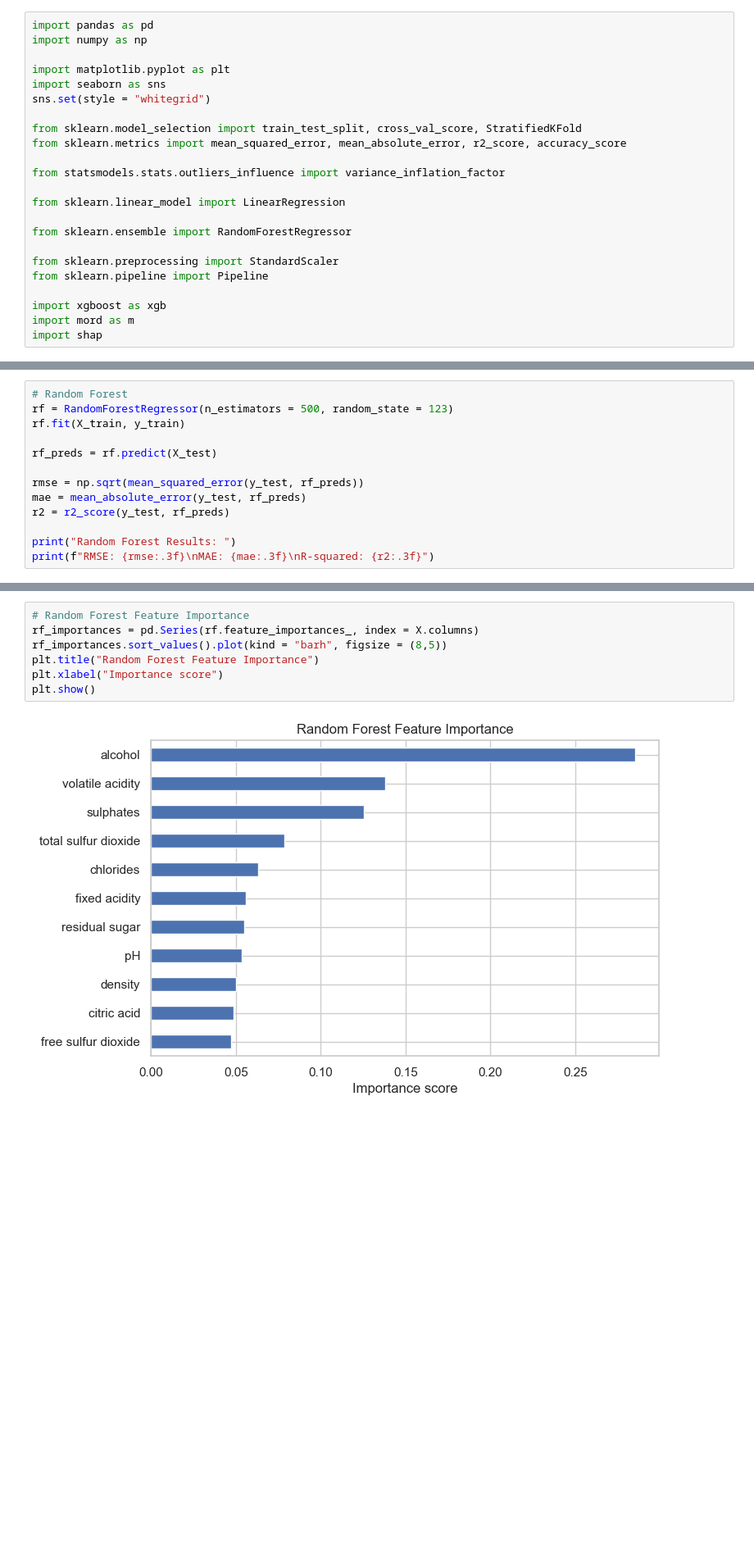
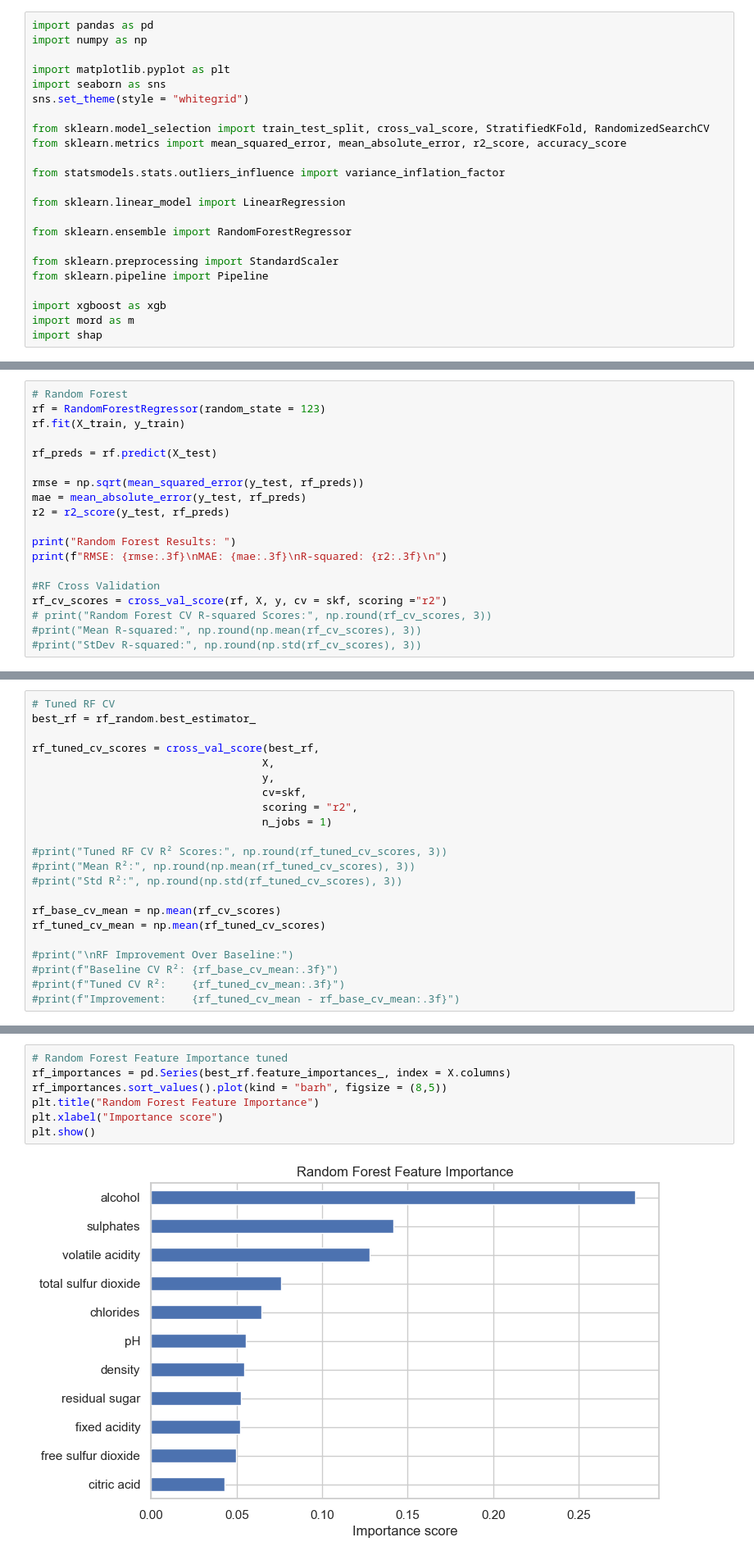
Before and after one commit to benmckenz000/wine-quality-modeling, a Jupyter notebook: WineQuality2.ipynb, the cells around one changed output, grey strips where cells are left out. Shown at 82% size. Cells and saved outputs as stored; diff of their text form; blank space fills up the shorter version.

```diff
--- a/WineQuality2.ipynb
+++ b/WineQuality2.ipynb
@@ -4,9 +4,9 @@ import numpy as np
 
 import matplotlib.pyplot as plt
 import seaborn as sns
-sns.set(style = "whitegrid")
+sns.set_theme(style = "whitegrid")
 
-from sklearn.model_selection import train_test_split, cross_val_score, StratifiedKFold
+from sklearn.model_selection import train_test_split, cross_val_score, StratifiedKFold, RandomizedSearchCV
 from sklearn.metrics import mean_squared_error, mean_absolute_error, r2_score, accuracy_score
 
 from statsmodels.stats.outliers_influence import variance_inflation_factor
@@ -211,6 +192,6 @@ plt.show()
 # %%
 # Random Forest
-rf = RandomForestRegressor(n_estimators = 500, random_state = 123)
+rf = RandomForestRegressor(random_state = 123)
 rf.fit(X_train, y_train)
 
 rf_preds = rf.predict(X_test)
@@ -220,6 +201,12 @@ mae = mean_absolute_error(y_test, rf_preds)
 r2 = r2_score(y_test, rf_preds)
 
 print("Random Forest Results: ")
-print(f"RMSE: {rmse:.3f}\nMAE: {mae:.3f}\nR-squared: {r2:.3f}")
+print(f"RMSE: {rmse:.3f}\nMAE: {mae:.3f}\nR-squared: {r2:.3f}\n")
+
+#RF Cross Validation
+rf_cv_scores = cross_val_score(rf, X, y, cv = skf, scoring ="r2")
+# print("Random Forest CV R-squared Scores:", np.round(rf_cv_scores, 3))
+#print("Mean R-squared:", np.round(np.mean(rf_cv_scores), 3))
+#print("StDev R-squared:", np.round(np.std(rf_cv_scores), 3))
 # %% [output]
 Random Forest Results:
@@ -238,0 +249,22 @@ StDev R-squared: 0.03
+# %%
+# Tuned RF CV
+best_rf = rf_random.best_estimator_
+
+rf_tuned_cv_scores = cross_val_score(best_rf,
+                                    X,
+                                    y,
+                                    cv=skf,
+                                    scoring = "r2",
+                                    n_jobs = 1)
+
+#print("Tuned RF CV R² Scores:", np.round(rf_tuned_cv_scores, 3))
+#print("Mean R²:", np.round(np.mean(rf_tuned_cv_scores), 3))
+#print("Std R²:", np.round(np.std(rf_tuned_cv_scores), 3))
+
+rf_base_cv_mean = np.mean(rf_cv_scores)
+rf_tuned_cv_mean = np.mean(rf_tuned_cv_scores)
+
+#print("\nRF Improvement Over Baseline:")
+#print(f"Baseline CV R²: {rf_base_cv_mean:.3f}")
+#print(f"Tuned CV R²:    {rf_tuned_cv_mean:.3f}")
+#print(f"Improvement:    {rf_tuned_cv_mean - rf_base_cv_mean:.3f}")
@@ -281,10 +380,10 @@ plt.show()
 # %%
-# Random Forest Feature Importance
-rf_importances = pd.Series(rf.feature_importances_, index = X.columns)
+# Random Forest Feature Importance tuned
+rf_importances = pd.Series(best_rf.feature_importances_, index = X.columns)
 rf_importances.sort_values().plot(kind = "barh", figsize = (8,5))
 plt.title("Random Forest Feature Importance")
 plt.xlabel("Importance score")
 plt.show()
 # %% [output]
-[figure, old version]
+[figure, new version]
 # %% [markdown]
```
Also changed, not shown: parts of 33 cells of this notebook.
